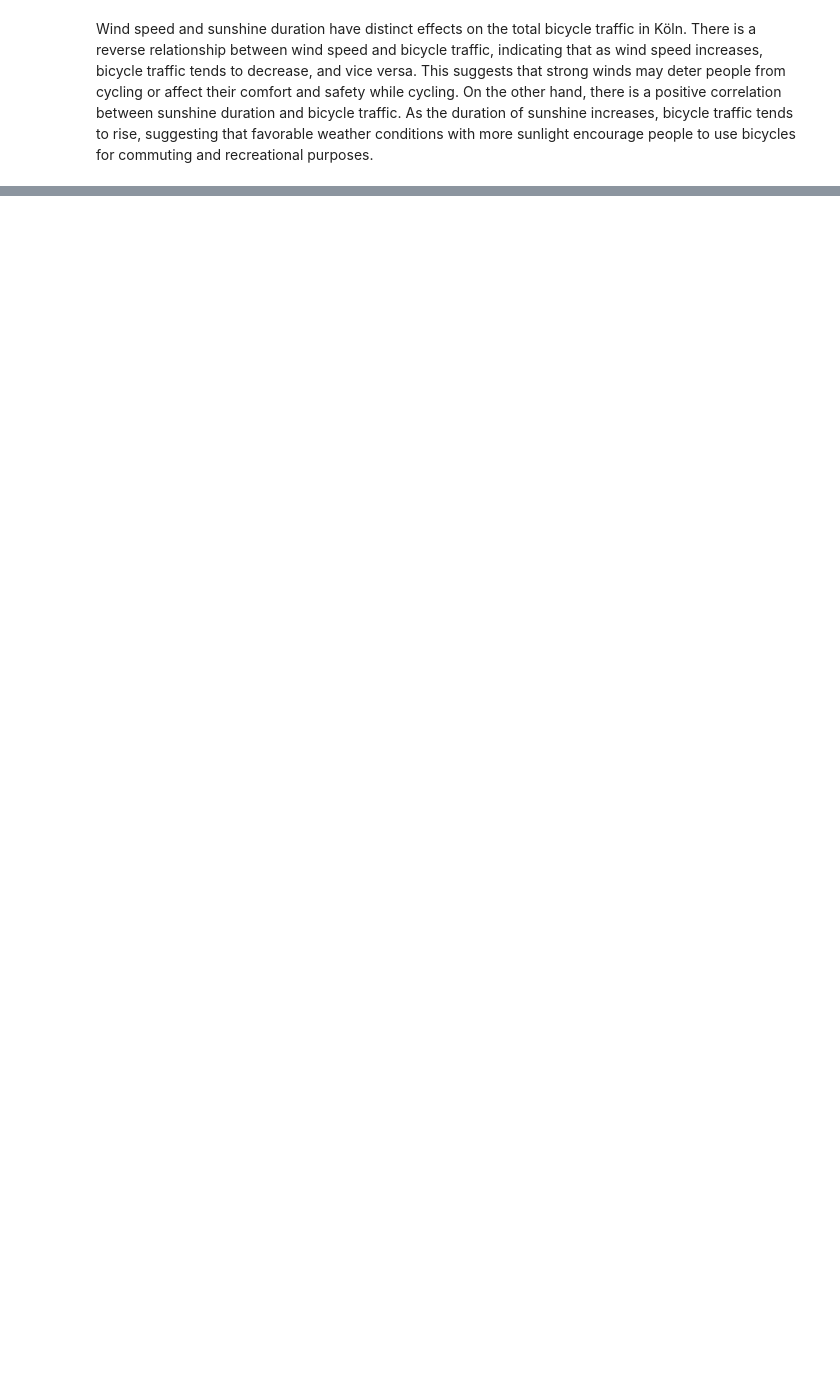
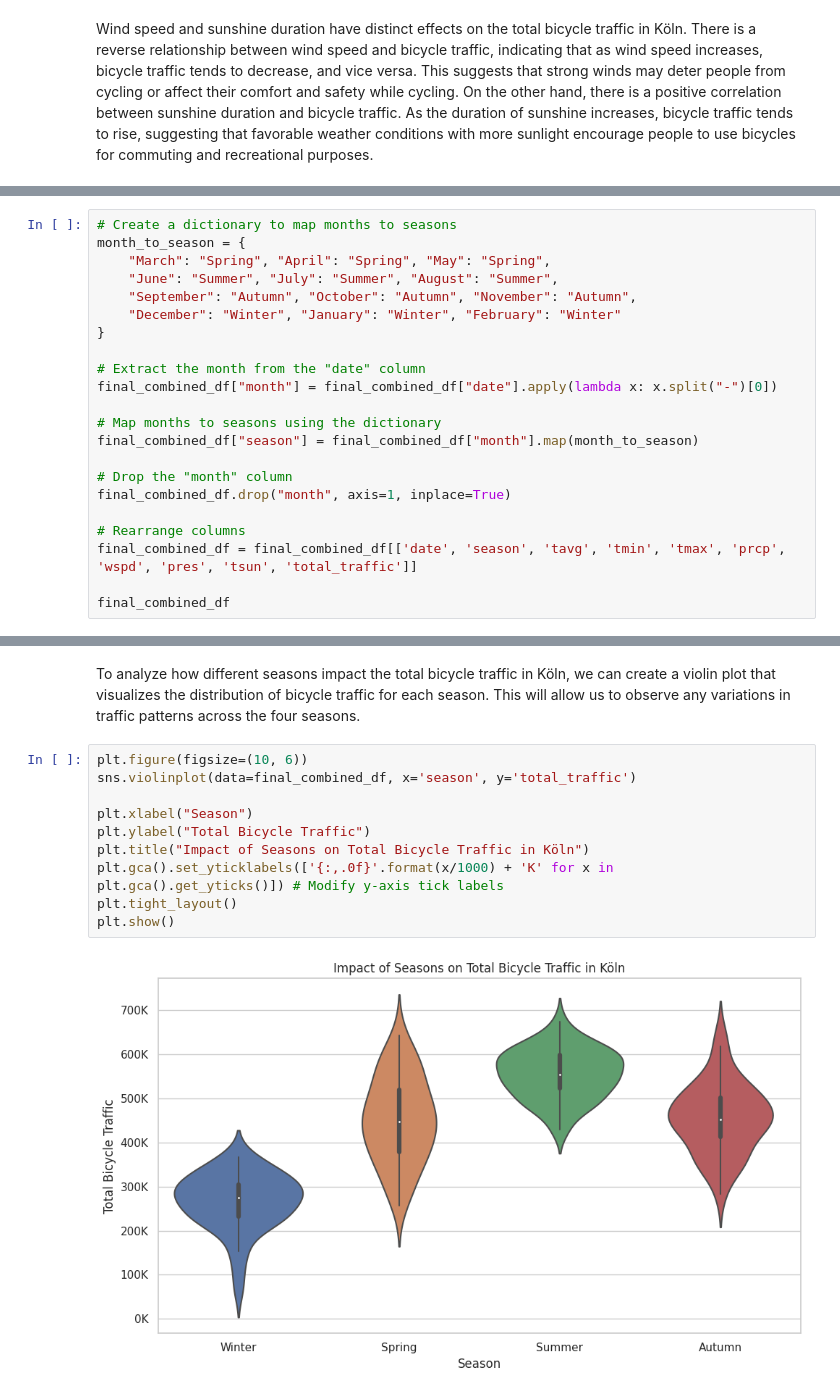
Before and after one commit to sujitdebnath/fau-data-engineering-ss23, a Jupyter notebook: project/report.ipynb, the cells around one changed output, grey strips where cells are left out. Drawn from its saved outputs; the diff is of its cells as text; blank space fills up the shorter version.

Commit message:
Added the seasonal analysis

```diff
--- a/project/report.ipynb
+++ b/project/report.ipynb
@@ -632,0 +655,22 @@ Wind speed and sunshine duration have distinct effects on the total bicycle traf
+# %%
+# Create a dictionary to map months to seasons
+month_to_season = {
+    "March": "Spring", "April": "Spring", "May": "Spring",
+    "June": "Summer", "July": "Summer", "August": "Summer",
+    "September": "Autumn", "October": "Autumn", "November": "Autumn",
+    "December": "Winter", "January": "Winter", "February": "Winter"
+}
+
+# Extract the month from the "date" column
+final_combined_df["month"] = final_combined_df["date"].apply(lambda x: x.split("-")[0])
+
+# Map months to seasons using the dictionary
+final_combined_df["season"] = final_combined_df["month"].map(month_to_season)
+
+# Drop the "month" column
+final_combined_df.drop("month", axis=1, inplace=True)
+
+# Rearrange columns
+final_combined_df = final_combined_df[['date', 'season', 'tavg', 'tmin', 'tmax', 'prcp', 'wspd', 'pres', 'tsun', 'total_traffic']]
+
+final_combined_df
@@ -632,0 +691,14 @@ Wind speed and sunshine duration have distinct effects on the total bicycle traf
+# %% [markdown]
+To analyze how different seasons impact the total bicycle traffic in Köln, we can create a violin plot that visualizes the distribution of bicycle traffic for each season. This will allow us to observe any variations in traffic patterns across the four seasons.
+# %%
+plt.figure(figsize=(10, 6))
+sns.violinplot(data=final_combined_df, x='season', y='total_traffic')
+
+plt.xlabel("Season")
+plt.ylabel("Total Bicycle Traffic")
+plt.title("Impact of Seasons on Total Bicycle Traffic in Köln")
+plt.gca().set_yticklabels(['{:,.0f}'.format(x/1000) + 'K' for x in plt.gca().get_yticks()]) # Modify y-axis tick labels
+plt.tight_layout()
+plt.show()
+# %% [output]
+[figure, added]
```
Also changed, not shown: parts of 18 cells of this notebook.
